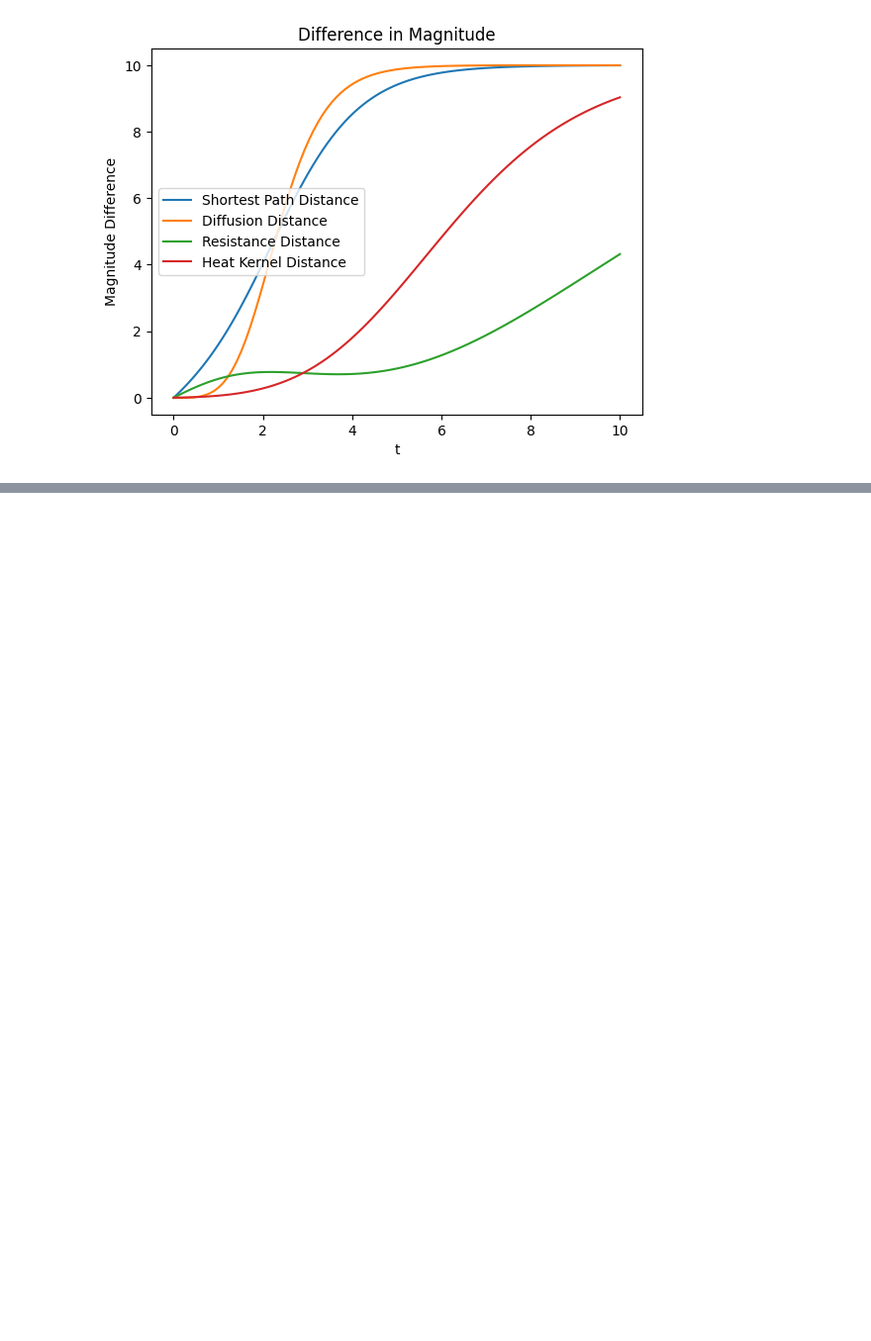
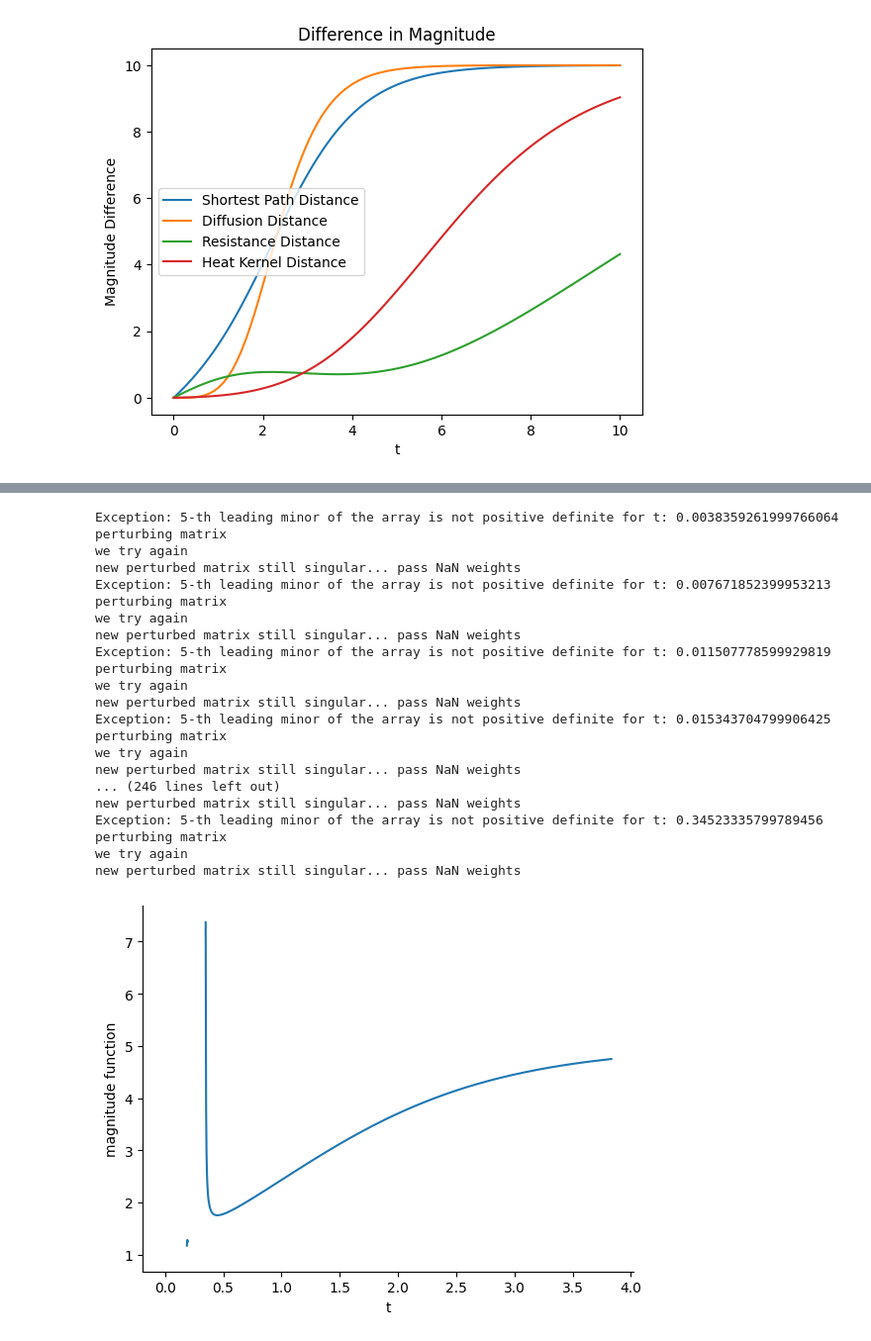
Before and after one commit to aidos-lab/magnipy, a Jupyter notebook: notebooks/graphipy_tutorial.ipynb, the cells around one changed output, grey strips where cells are left out. Shown at 99% size. Drawn from its saved outputs; the diff is of its cells as text; code cells hidden in the pictures; blank space fills up the shorter version.

```diff
--- a/notebooks/graphipy_tutorial.ipynb
+++ b/notebooks/graphipy_tutorial.ipynb
@@ -56,0 +66,3 @@ plt.legend()
+# %%
+K_3_2 = nx.complete_bipartite_graph(3, 2)
+graphi = Graphipy(G = K_3_2, mode='structure', n_ts=1000, metric='shortest_path_distance', perturb_singularities=True, positive_magnitude=False, method = 'cholesky')
@@ -56,0 +106,21 @@ plt.legend()
+# %%
+graphi.plot_magnitude_function()
+# %% [output]
+Exception: 5-th leading minor of the array is not positive definite for t: 0.0038359261999766064 perturbing matrix
+we try again
+new perturbed matrix still singular... pass NaN weights
+Exception: 5-th leading minor of the array is not positive definite for t: 0.007671852399953213 perturbing matrix
+we try again
+new perturbed matrix still singular... pass NaN weights
+Exception: 5-th leading minor of the array is not positive definite for t: 0.011507778599929819 perturbing matrix
+we try again
+new perturbed matrix still singular... pass NaN weights
+Exception: 5-th leading minor of the array is not positive definite for t: 0.015343704799906425 perturbing matrix
+we try again
+new perturbed matrix still singular... pass NaN weights
+... (246 lines left out)
+new perturbed matrix still singular... pass NaN weights
+Exception: 5-th leading minor of the array is not positive definite for t: 0.34523335799789456 perturbing matrix
+we try again
+new perturbed matrix still singular... pass NaN weights
+[figure, added]
```
Also changed, not shown: parts of 37 cells of this notebook, 3 other files.
